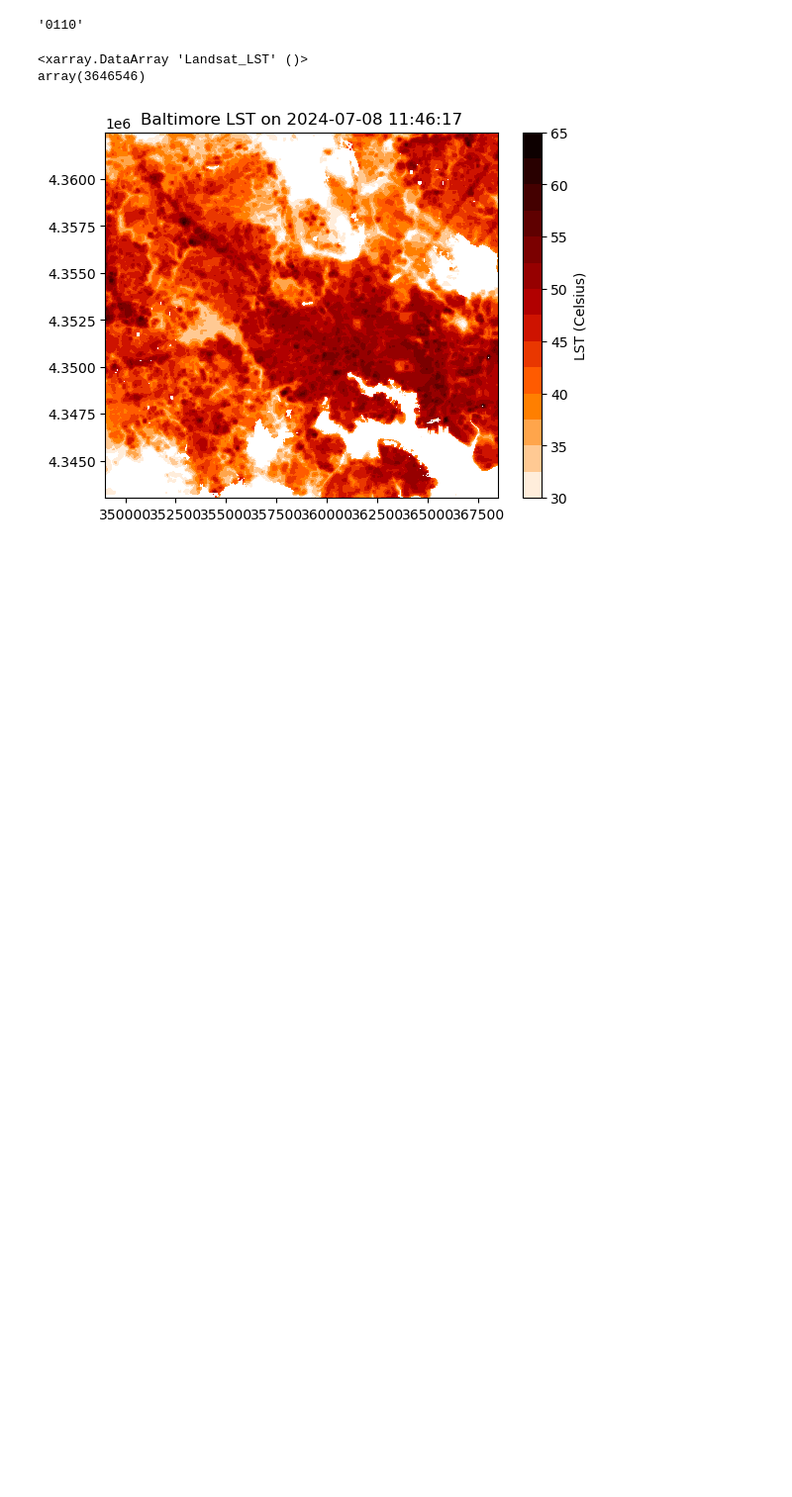
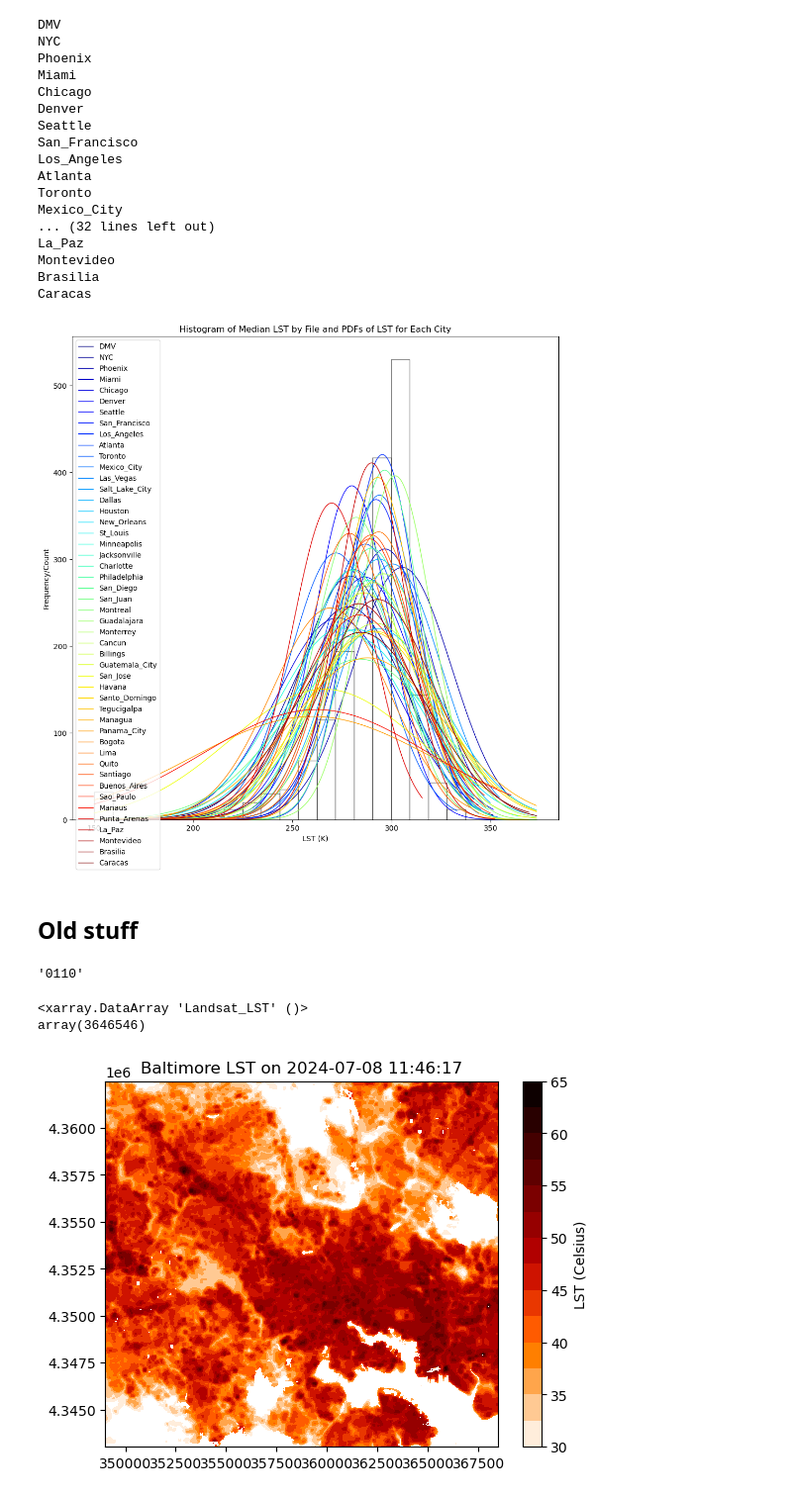
Before and after one commit to jstarfeldt/ML_UH_datasets, a Jupyter notebook: Jon_dataset_code/analysis.ipynb, the cells around one changed output. Shown: that part at 99% size. Saved outputs shown, nothing was run; the diff lists cells and outputs as text; code cells hidden in the pictures; blank space fills up the shorter version.

```diff
--- a/Jon_dataset_code/analysis.ipynb
+++ b/Jon_dataset_code/analysis.ipynb
@@ -27,0 +14,2 @@ Data variables: (12/15)
+# %%
+dataset_root = '/afs/shell.umd.edu/project/gcurbanheat/shared/urban_heat_dataset/'
@@ -27,0 +24,4 @@ Data variables: (12/15)
+# %%
+city = 'DMV'
+city_list = glob.glob(dataset_root+city+'/processed_Landsat/*')
+city_list
@@ -27,0 +46,9 @@ Data variables: (12/15)
+# %%
+city_data = []
+
+for city in cities:
+    print(city)
+    city_list = glob.glob(dataset_root+city+'/processed_Landsat/*')
+    for file in city_list:
+        data = xr.open_dataset(file)['Landsat_LST'].values
+        city_data.append(np.nanmedian(data))
@@ -28,3 +73,58 @@ Data variables: (12/15)
+# %%
+fig = plt.figure(figsize=(12, 12))
+colors = cm.jet(np.linspace(0, 1, 48))
+counts, bin_edges = np.histogram(city_data, bins=20)
+area = np.sum(counts*(np.nanmax(city_data)-np.nanmin(city_data))/20)
+
+i = 0
+for city in cities:
+    print(city)
+    arrs = []
+    city_list = glob.glob(dataset_root+city+'/processed_Landsat/*')
+    for file in city_list:
+        data = xr.open_dataset(file)['Landsat_LST'].values
+        arrs.append(data)
+
+    data = np.stack(arrs)
+
+    mean = np.nanmean(data)
+    std_dev = np.nanstd(data)
+    x = np.linspace(np.nanmin(data), np.nanmax(data), 1000)
+    pdf = (1/(std_dev * np.sqrt(2 * np.pi))) * np.exp(-0.5 * ((x - mean) / std_dev)**2)
+
+    # Plot the line
+    plt.plot(x, pdf * area, color=colors[i], linewidth=1)
+    i += 1
+    #if i > 5:
+    #    break
+
+plt.hist(city_data, bins=20, alpha=0.5, color='white', edgecolor='black')
+plt.title('Histogram of Median LST by File and PDFs of LST for Each City')
+plt.xlabel('LST (K)')
+plt.ylabel('Frequency/Count')
+plt.legend(cities, loc='upper left')
+plt.show()
+# %% [output]
+DMV
+NYC
+Phoenix
+Miami
+Chicago
+Denver
+Seattle
+San_Francisco
+Los_Angeles
+Atlanta
+Toronto
+Mexico_City
+... (32 lines left out)
+La_Paz
+Montevideo
+Brasilia
+Caracas
+[figure, added]
+# %% [markdown]
+## Old stuff
 # %%
 ds.Landsat_Cloud_Mask.values[0,0][-8] + ds.Landsat_Cloud_Mask.values[0,0][-4:-1]
 # %% [output]
```
Also changed, not shown: parts of 7 cells of this notebook, 1 other file.
